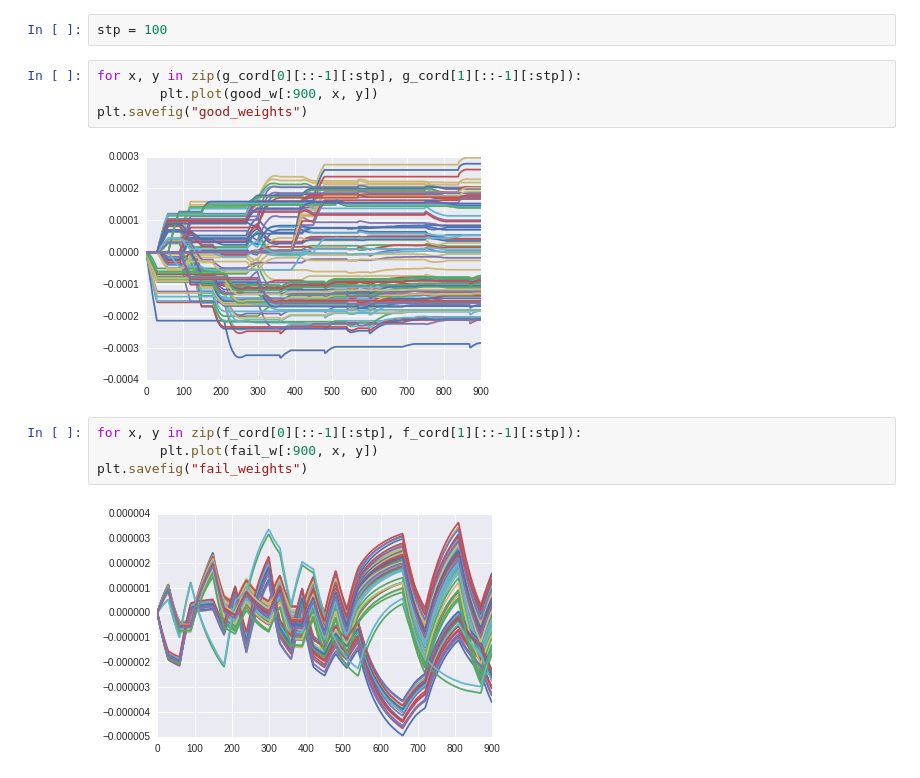
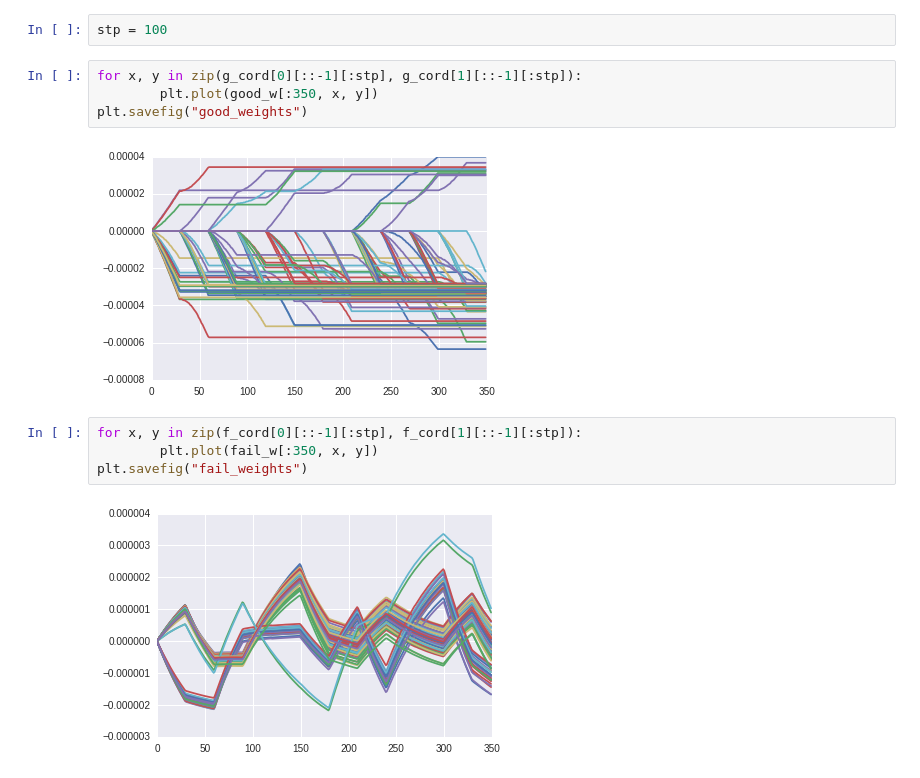
Before and after one commit to Seanny123/counting_to_addition, a Jupyter notebook: learn_fail_fig.ipynb, the cells around one changed output. Drawn from its saved outputs; the diff is of its cells as text.

Commit message:
fixed the prediction plot

```diff
--- a/learn_fail_fig.ipynb
+++ b/learn_fail_fig.ipynb
@@ -228,13 +233,13 @@ f_cord = np.unravel_index(f_sorted, f_diff.shape)
 stp = 100
 # %%
 for x, y in zip(g_cord[0][::-1][:stp], g_cord[1][::-1][:stp]):
-        plt.plot(good_w[:900, x, y])
+        plt.plot(good_w[:350, x, y])
 plt.savefig("good_weights")
 # %% [output]
-[figure, old version]
+[figure, new version]
 # %%
 for x, y in zip(f_cord[0][::-1][:stp], f_cord[1][::-1][:stp]):
-        plt.plot(fail_w[:900, x, y])
+        plt.plot(fail_w[:350, x, y])
 plt.savefig("fail_weights")
 # %% [output]
-[figure, old version]
+[figure, new version]
```
Also changed, not shown: parts of 6 cells of this notebook, 3 other files.
